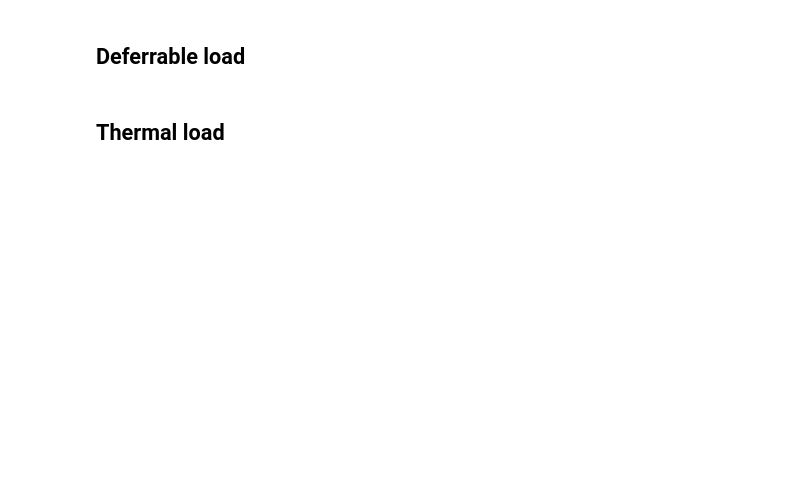
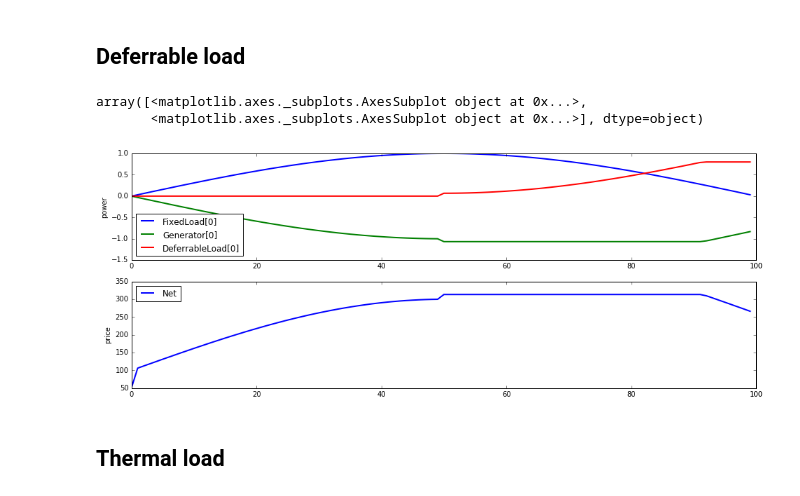
Before and after one commit to cvxgrp/cvxpower, a Jupyter notebook: python/notebooks/dynamic.ipynb, the cells around one changed output. Saved outputs shown, nothing was run; the diff lists cells and outputs as text; code cells hidden in the pictures; blank space fills up the shorter version.

```diff
--- a/python/notebooks/dynamic.ipynb
+++ b/python/notebooks/dynamic.ipynb
@@ -53,13 +52,17 @@ network.plot_results()
 ## Deferrable load
 # %%
 load = FixedLoad(p=p_load)
-gen = Generator(p_max=1000, alpha=0.1, beta=100)
-deferrable = DeferrableLoad()
+gen = Generator(p_max=2, alpha=100, beta=100)
+deferrable = DeferrableLoad(t_start=50, E=20, p_max=0.8)
 
 net = Net([load.terminals[0], gen.terminals[0], deferrable.terminals[0]])
 network = Group([load, gen, deferrable], [net])
 network.optimize(time_horizon=N)
 network.plot_results()
+# %% [output]
+array([<matplotlib.axes._subplots.AxesSubplot object at 0x...>,
+       <matplotlib.axes._subplots.AxesSubplot object at 0x...>], dtype=object)
+[figure, added]
 # %% [markdown]
 ## Thermal load
 # %%
```
Also changed, not shown: parts of 3 cells of this notebook, 3 other files.
